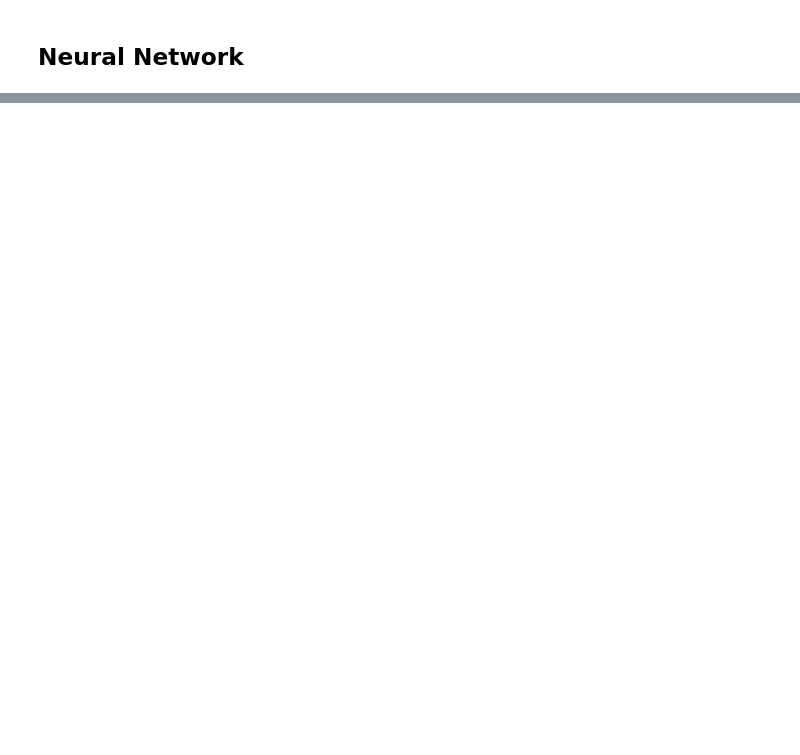
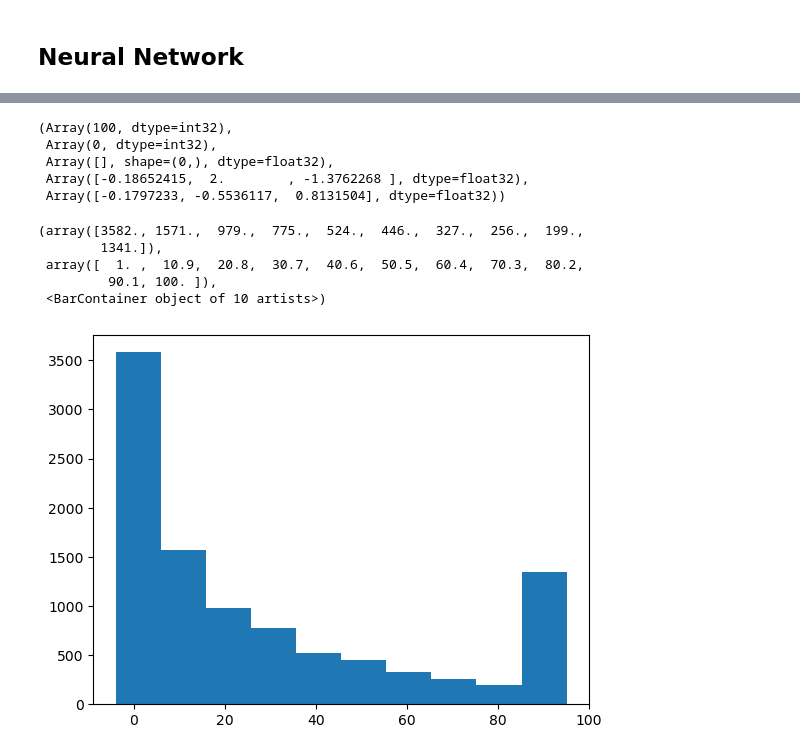
Before and after one commit to gd193/implicit_surfaces, a Jupyter notebook: notebooks/test_surface_sampling.ipynb, the cells around one changed output, grey strips where cells are left out. Drawn from its saved outputs; the diff is of its cells as text; code cells hidden in the pictures; blank space fills up the shorter version.

```diff
--- a/notebooks/test_surface_sampling.ipynb
+++ b/notebooks/test_surface_sampling.ipynb
@@ -410,0 +451,19 @@ plt.show()
+# %%
+jnp_surface = jnpboundedImplicit(
+    fn=lambda x: neural_network(trained_params, x),
+    dim=3,
+    autobounds_max_degree=2,
+    level_set=0.0,
+)
+
+jnp_surface_sampler = SurfaceSampler(
+    jnp_surface.ray_step,
+    level_set=jnp_surface.level_set,
+    dim=jnp_surface.dim,
+    max_step=100,
+    epsilon=1e-5,
+    max_hits=20,
+    init_trust_region_size=0.5,
+    n_compactions=11,
+    debug=True,
+)
@@ -410,0 +494,28 @@ plt.show()
+# %%
+active_states, output_states, active_indices = jnp_surface_sampler.sample_surface_points(
+    params=None,
+    key=jax.random.PRNGKey(42),
+    bbox_min=jnp.array([-2.0, -2.0, -2.0]),
+    bbox_max=jnp.array([2.0, 2.0, 2.0]),
+    num_rays=10000,
+)
+
+surface_points = gather_hit_points(output_states)
+# %%
+max_iter_state = jnp.argmax(output_states.niter)
+output_states.niter[max_iter_state], output_states.hit_counts[max_iter_state], output_states.t_hits[max_iter_state, :output_states.hit_counts[max_iter_state]], output_states.ray_origin[max_iter_state], output_states.ray_direction[max_iter_state]
+# %% [output]
+(Array(100, dtype=int32),
+ Array(0, dtype=int32),
+ Array([], shape=(0,), dtype=float32),
+ Array([-0.18652415,  2.        , -1.3762268 ], dtype=float32),
+ Array([-0.1797233, -0.5536117,  0.8131504], dtype=float32))
+# %%
+plt.hist(output_states.niter, align='left')
+# %% [output]
+(array([3582., 1571.,  979.,  775.,  524.,  446.,  327.,  256.,  199.,
+        1341.]),
+ array([  1. ,  10.9,  20.8,  30.7,  40.6,  50.5,  60.4,  70.3,  80.2,
+         90.1, 100. ]),
+ <BarContainer object of 10 artists>)
+[figure, added]
```
Also changed, not shown: parts of 28 cells of this notebook, 11 other files.
